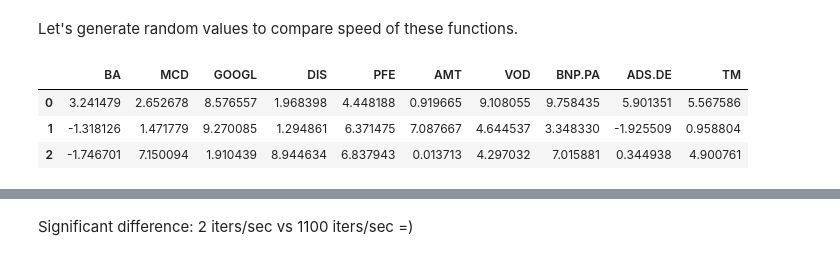
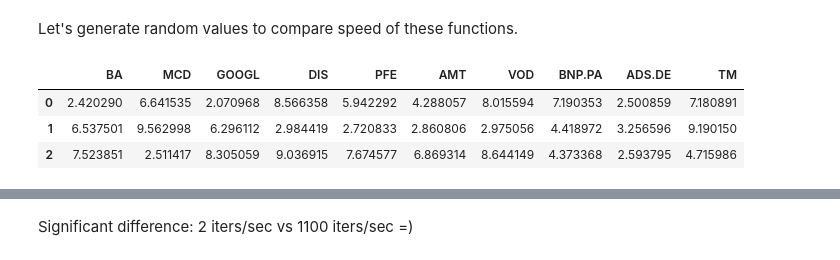
Before and after one commit to Tikhon-Radkevich/EPAM, a Jupyter notebook: invest_task/invest_task.ipynb, the cells around one changed output, grey strips where cells are left out. Saved outputs shown, nothing was run; the diff lists cells and outputs as text; code cells hidden in the pictures.

Commit message:
random generated annual ratio refactoring

```diff
--- a/invest_task/invest_task.ipynb
+++ b/invest_task/invest_task.ipynb
@@ -423,14 +423,16 @@ Let's generate random values to compare speed of these functions.
 # %%
 N_random_values = 3 * 10**5
 n_iters = 50
+min_ratio = -2
+max_ratio = 10
 
-random_annual_stock_price_df = pd.DataFrame(
-    np.random.uniform(-2, 10, size=(N_random_values, len(tickers))), columns=tickers
+random_annual_ratio_df = pd.DataFrame(
+    np.random.uniform(-min_ratio, max_ratio, size=(N_random_values, len(tickers))), columns=tickers
 )
-random_annual_stock_price_df.head(3)
+random_annual_ratio_df.head(3)
 # %% [output]
 |  | BA | MCD | GOOGL | DIS | PFE | AMT | VOD | BNP.PA | ADS.DE | TM |
-| 0 | 3.241479 | 2.652678 | 8.576557 | 1.968398 | 4.448188 | 0.919665 | 9.108055 | 9.758435 | 5.901351 | 5.567586 |
-| 1 | -1.318126 | 1.471779 | 9.270085 | 1.294861 | 6.371475 | 7.087667 | 4.644537 | 3.348330 | -1.925509 | 0.958804 |
-| 2 | -1.746701 | 7.150094 | 1.910439 | 8.944634 | 6.837943 | 0.013713 | 4.297032 | 7.015881 | 0.344938 | 4.900761 |
+| 0 | 2.420290 | 6.641535 | 2.070968 | 8.566358 | 5.942292 | 4.288057 | 8.015594 | 7.190353 | 2.500859 | 7.180891 |
+| 1 | 6.537501 | 9.562998 | 6.296112 | 2.984419 | 2.720833 | 2.860806 | 2.975056 | 4.418972 | 3.256596 | 9.190150 |
+| 2 | 7.523851 | 2.511417 | 8.305059 | 9.036915 | 7.674577 | 6.869314 | 8.644149 | 4.373368 | 2.593795 | 4.715986 |
 # %%
```
Also changed, not shown: parts of 6 cells of this notebook.
